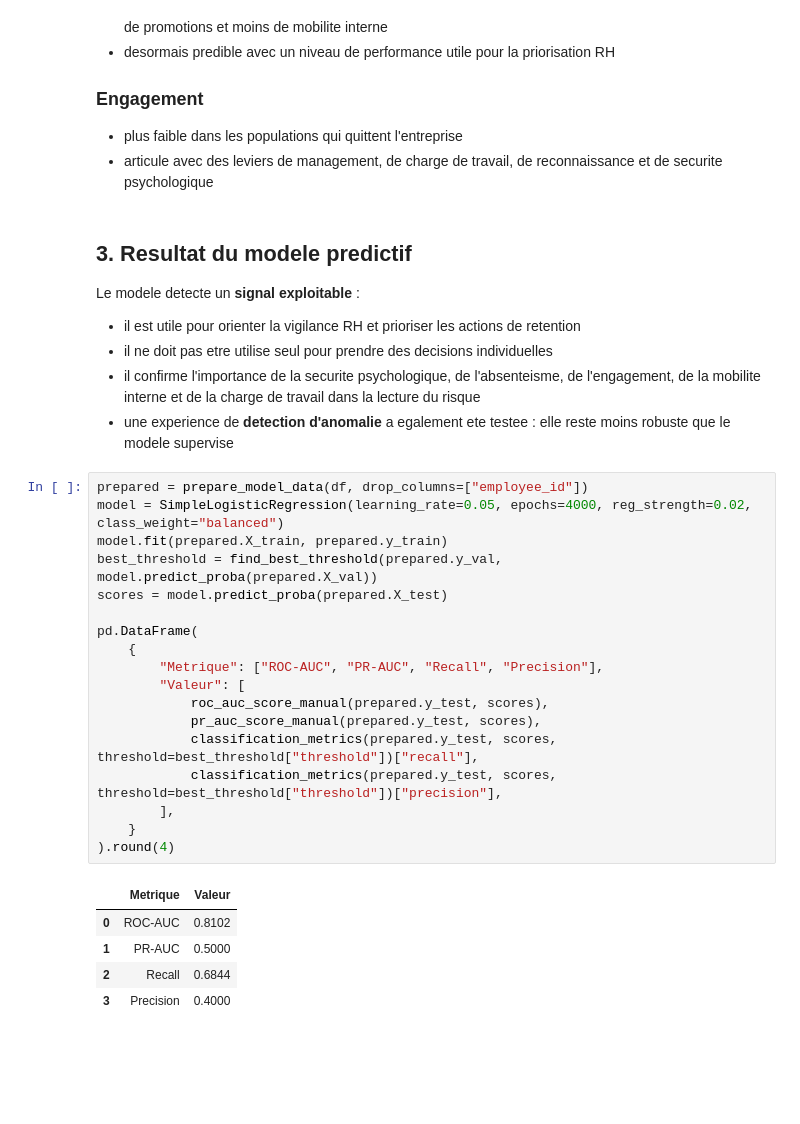
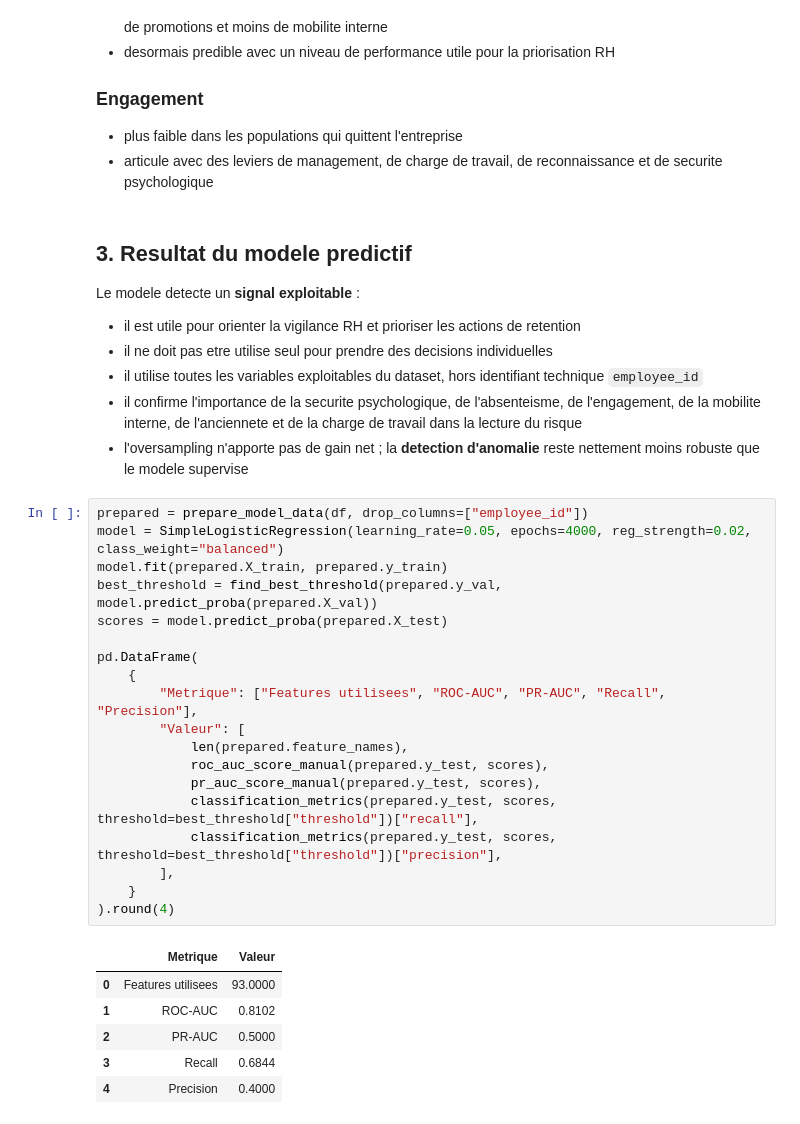
Before and after one commit to QuentinGense-hub/People_Analytics, a Jupyter notebook: notebooks/05_synthese_executive.ipynb, the cells around one changed output. Saved outputs shown, nothing was run; the diff lists cells and outputs as text; blank space fills up the shorter version.

```diff
--- a/notebooks/05_synthese_executive.ipynb
+++ b/notebooks/05_synthese_executive.ipynb
@@ -94,32 +95,35 @@ Le modele detecte un **signal exploitable** :
 
 - il est utile pour orienter la vigilance RH et prioriser les actions de retention
 - il ne doit pas etre utilise seul pour prendre des decisions individuelles
-- il confirme l'importance de la securite psychologique, de l'absenteisme, de l'engagement, de la mobilite interne et de la charge de travail dans la lecture du risque
-- une experience de **detection d'anomalie** a egalement ete testee : elle reste moins robuste que le modele supervise
+- il utilise toutes les variables exploitables du dataset, hors identifiant technique `employee_id`
+- il confirme l'importance de la securite psychologique, de l'absenteisme, de l'engagement, de la mobilite interne, de l'anciennete et de la charge de travail dans la lecture du risque
+- l'oversampling n'apporte pas de gain net ; la **detection d'anomalie** reste nettement moins robuste que le modele supervise
 # %%
 prepared = prepare_model_data(df, drop_columns=["employee_id"])
 model = SimpleLogisticRegression(learning_rate=0.05, epochs=4000, reg_strength=0.02, class_weight="balanced")
 model.fit(prepared.X_train, prepared.y_train)
 best_threshold = find_best_threshold(prepared.y_val, model.predict_proba(prepared.X_val))
 scores = model.predict_proba(prepared.X_test)
 
 pd.DataFrame(
     {
-        "Metrique": ["ROC-AUC", "PR-AUC", "Recall", "Precision"],
+        "Metrique": ["Features utilisees", "ROC-AUC", "PR-AUC", "Recall", "Precision"],
         "Valeur": [
+            len(prepared.feature_names),
             roc_auc_score_manual(prepared.y_test, scores),
             pr_auc_score_manual(prepared.y_test, scores),
             classification_metrics(prepared.y_test, scores, threshold=best_threshold["threshold"])["recall"],
             classification_metrics(prepared.y_test, scores, threshold=best_threshold["threshold"])["precision"],
         ],
     }
 ).round(4)
 # %% [output]
 |  | Metrique | Valeur |
-| 0 | ROC-AUC | 0.8102 |
-| 1 | PR-AUC | 0.5000 |
-| 2 | Recall | 0.6844 |
-| 3 | Precision | 0.4000 |
+| 0 | Features utilisees | 93.0000 |
+| 1 | ROC-AUC | 0.8102 |
+| 2 | PR-AUC | 0.5000 |
+| 3 | Recall | 0.6844 |
+| 4 | Precision | 0.4000 |
 # %% [markdown]
 ## 4. Recommandations operationnelles
 
```
Also changed, not shown: parts of 2 cells of this notebook, 4 other files.
